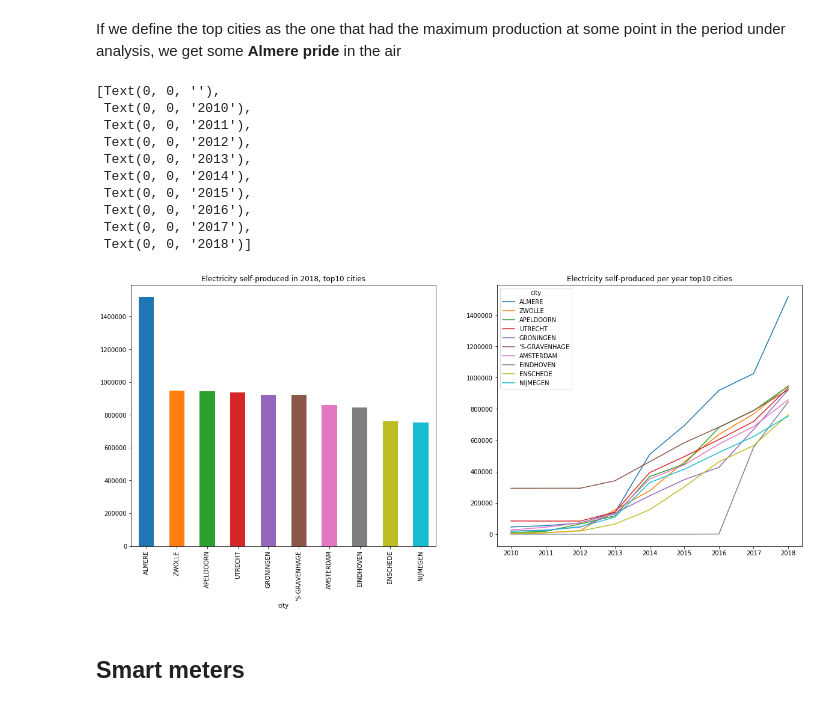
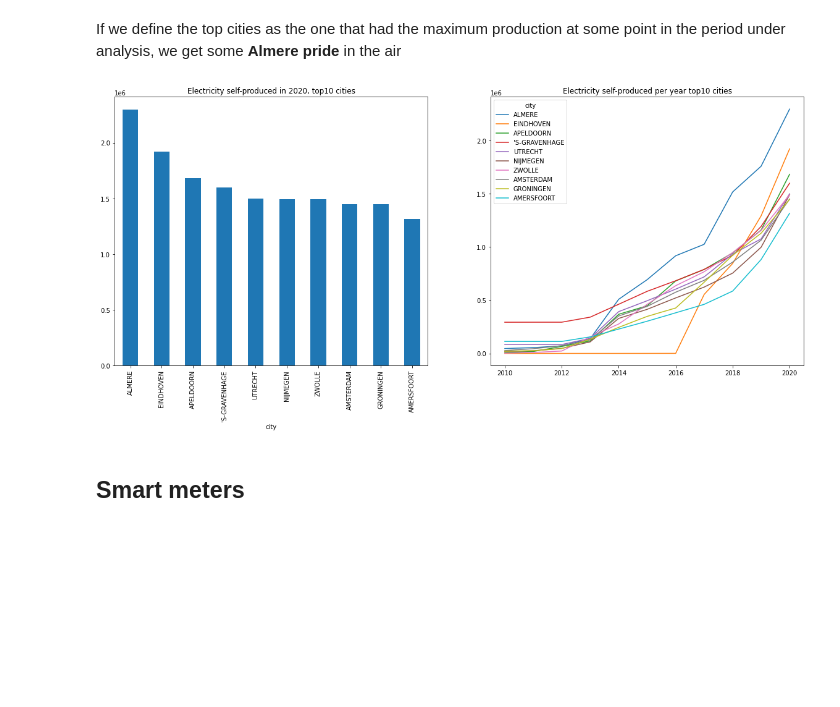
Before and after one commit to lucabasa/kaggle_dutch_energy, a Jupyter notebook: explore.ipynb, the cells around one changed output. Drawn from its saved outputs; the diff is of its cells as text; code cells hidden in the pictures; blank space fills up the shorter version.

```diff
--- a/explore.ipynb
+++ b/explore.ipynb
@@ -607,26 +577,17 @@ If we define the top cities as the one that had the maximum production at some p
 # %%
 tmp = cities_el[self_prod].copy()
 tmp['max_prod'] = tmp.max(axis=1)
 tmp = tmp.nlargest(10, 'max_prod')
 del tmp['max_prod']
 tmp.columns = tmp.columns.str.replace('self_production_', '')
 
 fig, ax = plt.subplots(1,2, figsize=(20, 8))
-tmp['2018'].T.plot(kind='bar', title='Electricity self-produced in 2018, top10 cities', ax=ax[0])
+tmp['2020'].T.plot(kind='bar', title='Electricity self-produced in 2020, top10 cities', ax=ax[0])
 tmp.T.plot(title='Electricity self-produced per year top10 cities',ax=ax[1])
-ax[1].set_xticklabels(['','2010','2011','2012', '2013','2014','2015','2016','2017','2018'])
+ax[1].set_xticklabels(['','2010','2012','2014','2016','2018','2020'])
+plt.show()
 # %% [output]
-[Text(0, 0, ''),
- Text(0, 0, '2010'),
- Text(0, 0, '2011'),
- Text(0, 0, '2012'),
- Text(0, 0, '2013'),
- Text(0, 0, '2014'),
- Text(0, 0, '2015'),
- Text(0, 0, '2016'),
- Text(0, 0, '2017'),
- Text(0, 0, '2018')]
-[figure, old version]
+[figure, new version]
 # %% [markdown]
 ## Smart meters
 # %%
```
Also changed, not shown: parts of 24 cells of this notebook, 1 other file.
